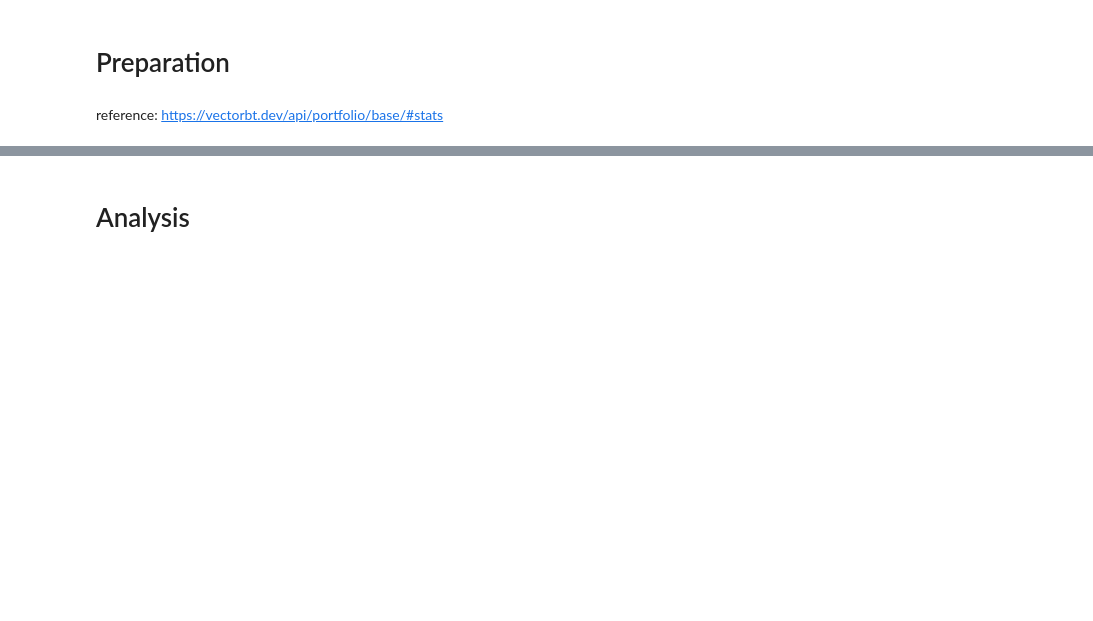
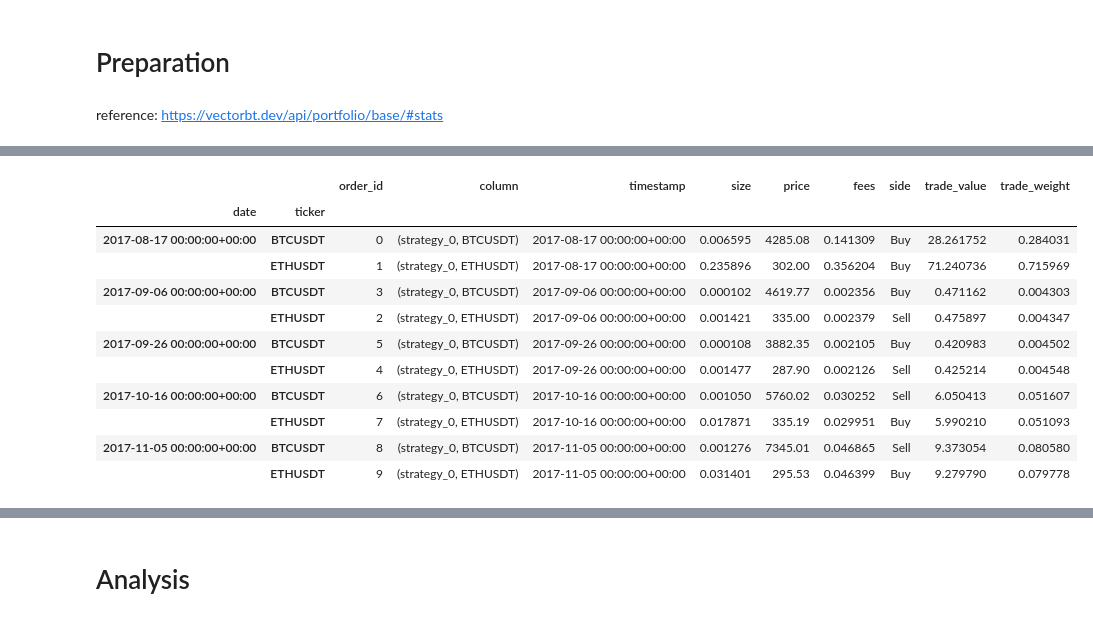
Before and after one commit to tomlupo/vectorbt_tools, a Jupyter notebook: examples/backtesting_analysis.ipynb, the cells around one changed output, grey strips where cells are left out. Drawn from its saved outputs; the diff is of its cells as text; code cells hidden in the pictures; blank space fills up the shorter version.

Commit message:
v25.0314 fees fix portfolio details code included

```diff
--- a/examples/backtesting_analysis.ipynb
+++ b/examples/backtesting_analysis.ipynb
@@ -11,0 +15,3 @@ column = 0
+# %%
+# get single portfolio
+_pf = pf[0]
@@ -11,0 +41,4 @@ column = 0
+# %%
+# Portoflio valuation
+pf_nav = _pf.value()
+pf_nav
@@ -11,0 +59,23 @@ column = 0
+# %%
+# Transactions
+trans = _pf.orders.records_readable
+trans.columns = [c.lower().replace(' ','_') for c in trans.columns]
+trans['date'] = pd.to_datetime(trans.timestamp)
+trans['trade_value'] = trans['size']*trans['price']
+trans['trade_weight'] = trans.set_index('date')['trade_value'].pipe(lambda df: df.div(pf_nav.loc[df.index])).values
+trans['ticker'] = trans['column'].apply(lambda x: x[-1] if isinstance(x,tuple) else x)
+trans = trans.set_index(['date','ticker']).sort_index()
+trans
+# %% [output]
+|  |  | order_id | column | timestamp | size | price | fees | side | trade_value | trade_weight |
+| date | ticker |  |  |  |  |  |  |  |  |  |
+| 2017-08-17 00:00:00+00:00 | BTCUSDT | 0 | (strategy_0, BTCUSDT) | 2017-08-17 00:00:00+00:00 | 0.006595 | 4285.08 | 0.141309 | Buy | 28.261752 | 0.284031 |
+|  | ETHUSDT | 1 | (strategy_0, ETHUSDT) | 2017-08-17 00:00:00+00:00 | 0.235896 | 302.00 | 0.356204 | Buy | 71.240736 | 0.715969 |
+| 2017-09-06 00:00:00+00:00 | BTCUSDT | 3 | (strategy_0, BTCUSDT) | 2017-09-06 00:00:00+00:00 | 0.000102 | 4619.77 | 0.002356 | Buy | 0.471162 | 0.004303 |
+|  | ETHUSDT | 2 | (strategy_0, ETHUSDT) | 2017-09-06 00:00:00+00:00 | 0.001421 | 335.00 | 0.002379 | Sell | 0.475897 | 0.004347 |
+| 2017-09-26 00:00:00+00:00 | BTCUSDT | 5 | (strategy_0, BTCUSDT) | 2017-09-26 00:00:00+00:00 | 0.000108 | 3882.35 | 0.002105 | Buy | 0.420983 | 0.004502 |
+|  | ETHUSDT | 4 | (strategy_0, ETHUSDT) | 2017-09-26 00:00:00+00:00 | 0.001477 | 287.90 | 0.002126 | Sell | 0.425214 | 0.004548 |
+| 2017-10-16 00:00:00+00:00 | BTCUSDT | 6 | (strategy_0, BTCUSDT) | 2017-10-16 00:00:00+00:00 | 0.001050 | 5760.02 | 0.030252 | Sell | 6.050413 | 0.051607 |
+|  | ETHUSDT | 7 | (strategy_0, ETHUSDT) | 2017-10-16 00:00:00+00:00 | 0.017871 | 335.19 | 0.029951 | Buy | 5.990210 | 0.051093 |
+| 2017-11-05 00:00:00+00:00 | BTCUSDT | 8 | (strategy_0, BTCUSDT) | 2017-11-05 00:00:00+00:00 | 0.001276 | 7345.01 | 0.046865 | Sell | 9.373054 | 0.080580 |
+|  | ETHUSDT | 9 | (strategy_0, ETHUSDT) | 2017-11-05 00:00:00+00:00 | 0.031401 | 295.53 | 0.046399 | Buy | 9.279790 | 0.079778 |
```
Also changed, not shown: parts of 11 cells of this notebook, 3 other files.
